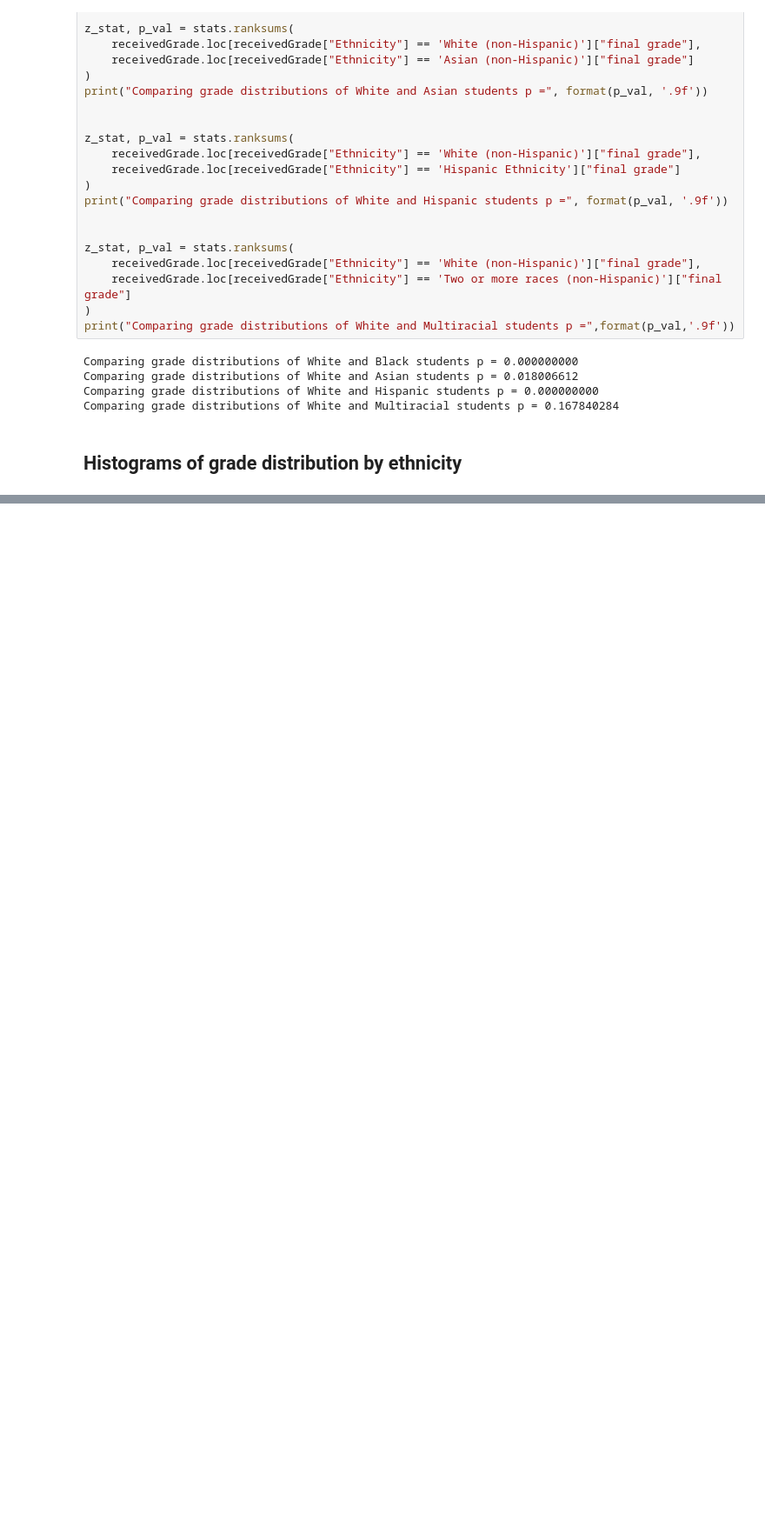
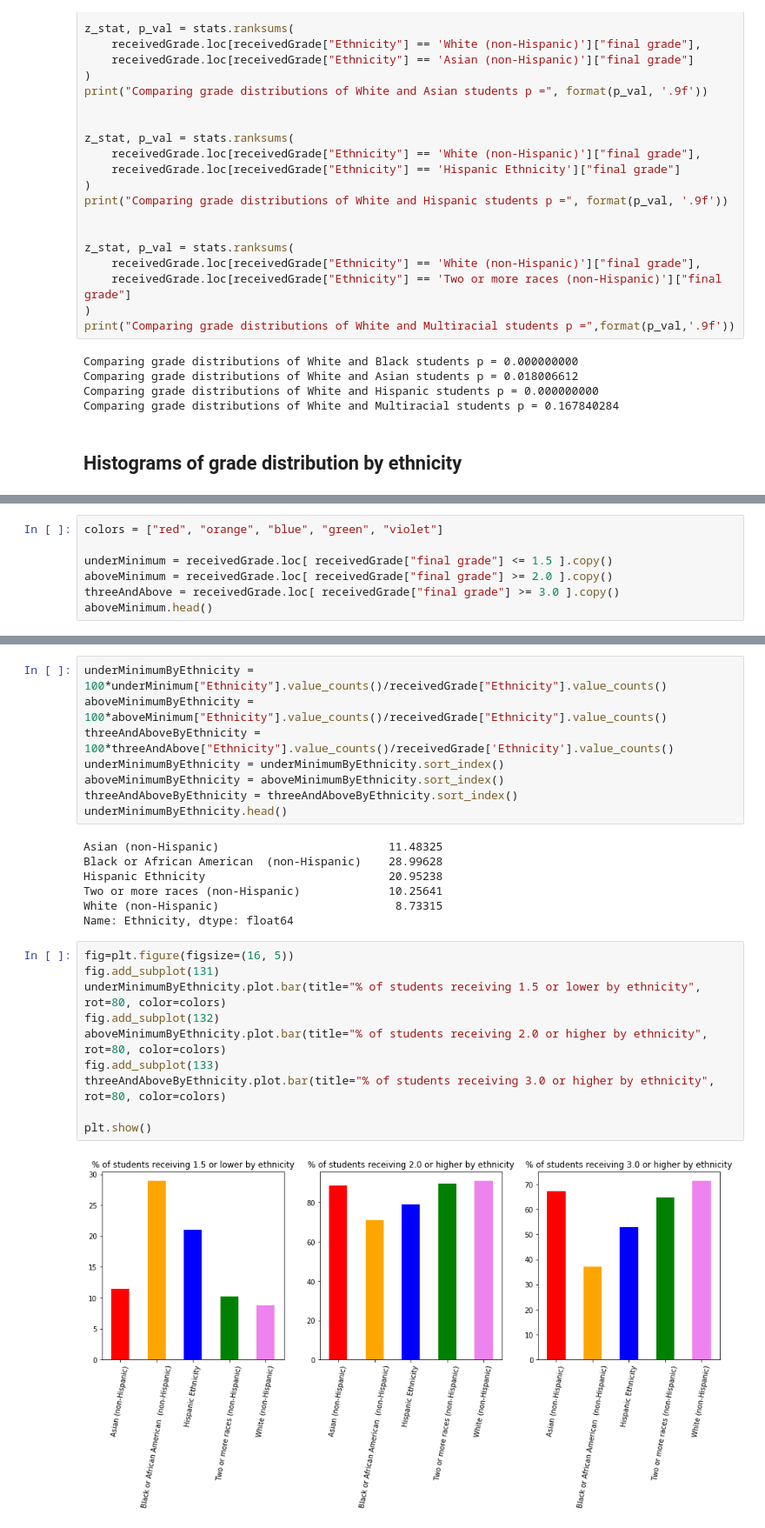
Before and after one commit to anair3007/gradeComparison, a Jupyter notebook: gradeComparison.ipynb, the cells around one changed output, grey strips where cells are left out. Shown at 87% size. Saved outputs shown, nothing was run; the diff lists cells and outputs as text; blank space fills up the shorter version.

```diff
--- a/gradeComparison.ipynb
+++ b/gradeComparison.ipynb
@@ -200,0 +203,7 @@ array([[<matplotlib.axes._subplots.AxesSubplot object at 0x...>,
+# %%
+colors = ["red", "orange", "blue", "green", "violet"]
+
+underMinimum = receivedGrade.loc[ receivedGrade["final grade"] <= 1.5 ].copy()
+aboveMinimum = receivedGrade.loc[ receivedGrade["final grade"] >= 2.0 ].copy()
+threeAndAbove = receivedGrade.loc[ receivedGrade["final grade"] >= 3.0 ].copy()
+aboveMinimum.head()
@@ -200,0 +235,27 @@ array([[<matplotlib.axes._subplots.AxesSubplot object at 0x...>,
+# %%
+underMinimumByEthnicity = 100*underMinimum["Ethnicity"].value_counts()/receivedGrade["Ethnicity"].value_counts()
+aboveMinimumByEthnicity = 100*aboveMinimum["Ethnicity"].value_counts()/receivedGrade["Ethnicity"].value_counts()
+threeAndAboveByEthnicity = 100*threeAndAbove["Ethnicity"].value_counts()/receivedGrade['Ethnicity'].value_counts()
+underMinimumByEthnicity = underMinimumByEthnicity.sort_index()
+aboveMinimumByEthnicity = aboveMinimumByEthnicity.sort_index()
+threeAndAboveByEthnicity = threeAndAboveByEthnicity.sort_index()
+underMinimumByEthnicity.head()
+# %% [output]
+Asian (non-Hispanic)                         11.48325
+Black or African American  (non-Hispanic)    28.99628
+Hispanic Ethnicity                           20.95238
+Two or more races (non-Hispanic)             10.25641
+White (non-Hispanic)                          8.73315
+Name: Ethnicity, dtype: float64
+# %%
+fig=plt.figure(figsize=(16, 5))
+fig.add_subplot(131)
+underMinimumByEthnicity.plot.bar(title="% of students receiving 1.5 or lower by ethnicity", rot=80, color=colors)
+fig.add_subplot(132)
+aboveMinimumByEthnicity.plot.bar(title="% of students receiving 2.0 or higher by ethnicity", rot=80, color=colors)
+fig.add_subplot(133)
+threeAndAboveByEthnicity.plot.bar(title="% of students receiving 3.0 or higher by ethnicity", rot=80, color=colors)
+
+plt.show()
+# %% [output]
+[figure, added]
```
Also changed, not shown: parts of 7 cells of this notebook.
